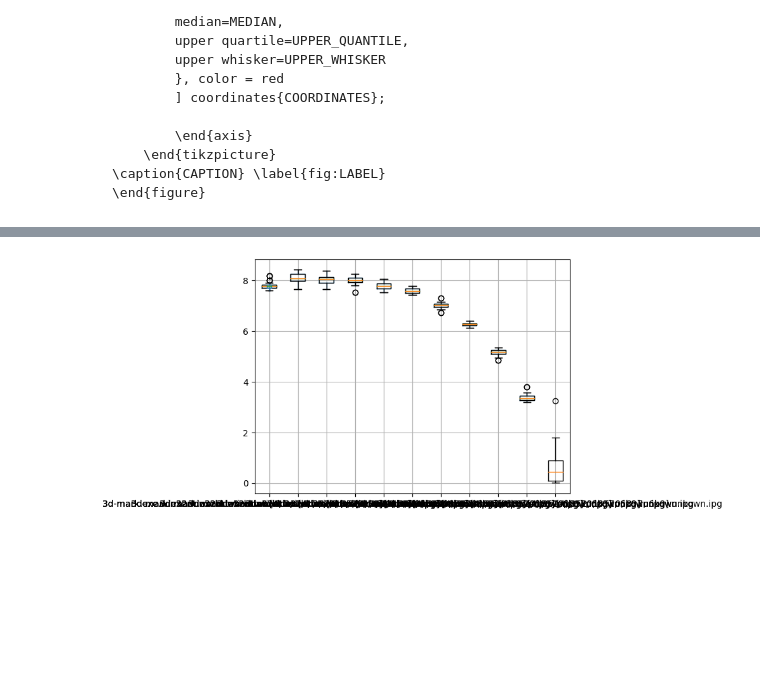
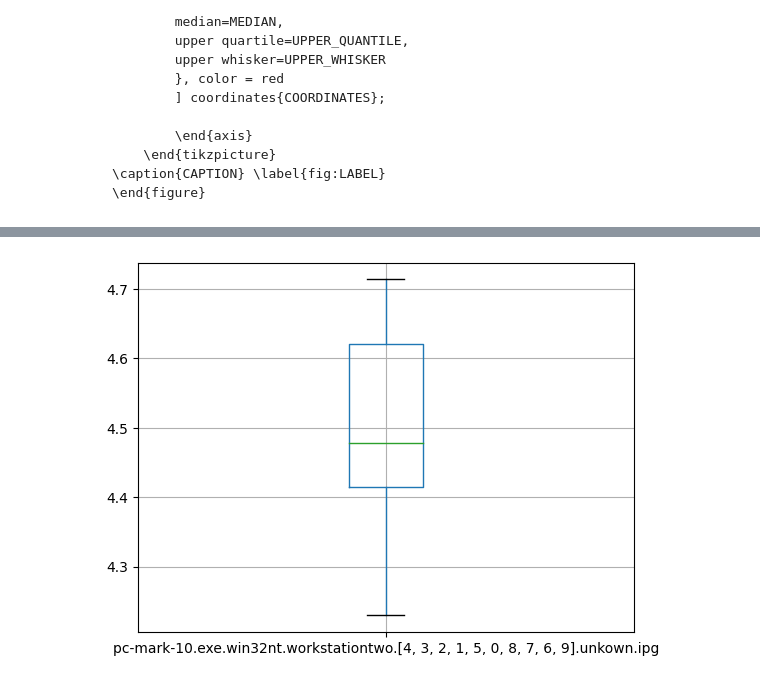
Before and after one commit to KuskIV/BDEnergy, a Jupyter notebook: analytics/result-analysis.ipynb, the cells around one changed output, grey strips where cells are left out. Cells and saved outputs as stored; diff of their text form; code cells hidden in the pictures; blank space fills up the shorter version.

```diff
--- a/analytics/result-analysis.ipynb
+++ b/analytics/result-analysis.ipynb
@@ -1054,9 +1039,9 @@ used_df
 # %%
-used_df.boxplot(column='3d-mark.exe.win32nt.workstationtwo.[4, 3, 2, 1, 5, 0, 8, 7, 6, 9].unkown.ipg')
+used_df.boxplot(column='pc-mark-10.exe.win32nt.workstationtwo.[4, 3, 2, 1, 5, 0, 8, 7, 6, 9].unkown.ipg')
 plot.show()
 # used_df.boxplot()
 # %% [output]
-[figure, old version]
+[figure, new version]
 # %%
 cochrans_data = {
     "" : ["with", "without", 'z', "percent", "count"]
```
Also changed, not shown: parts of 31 cells of this notebook, 11 other files.
